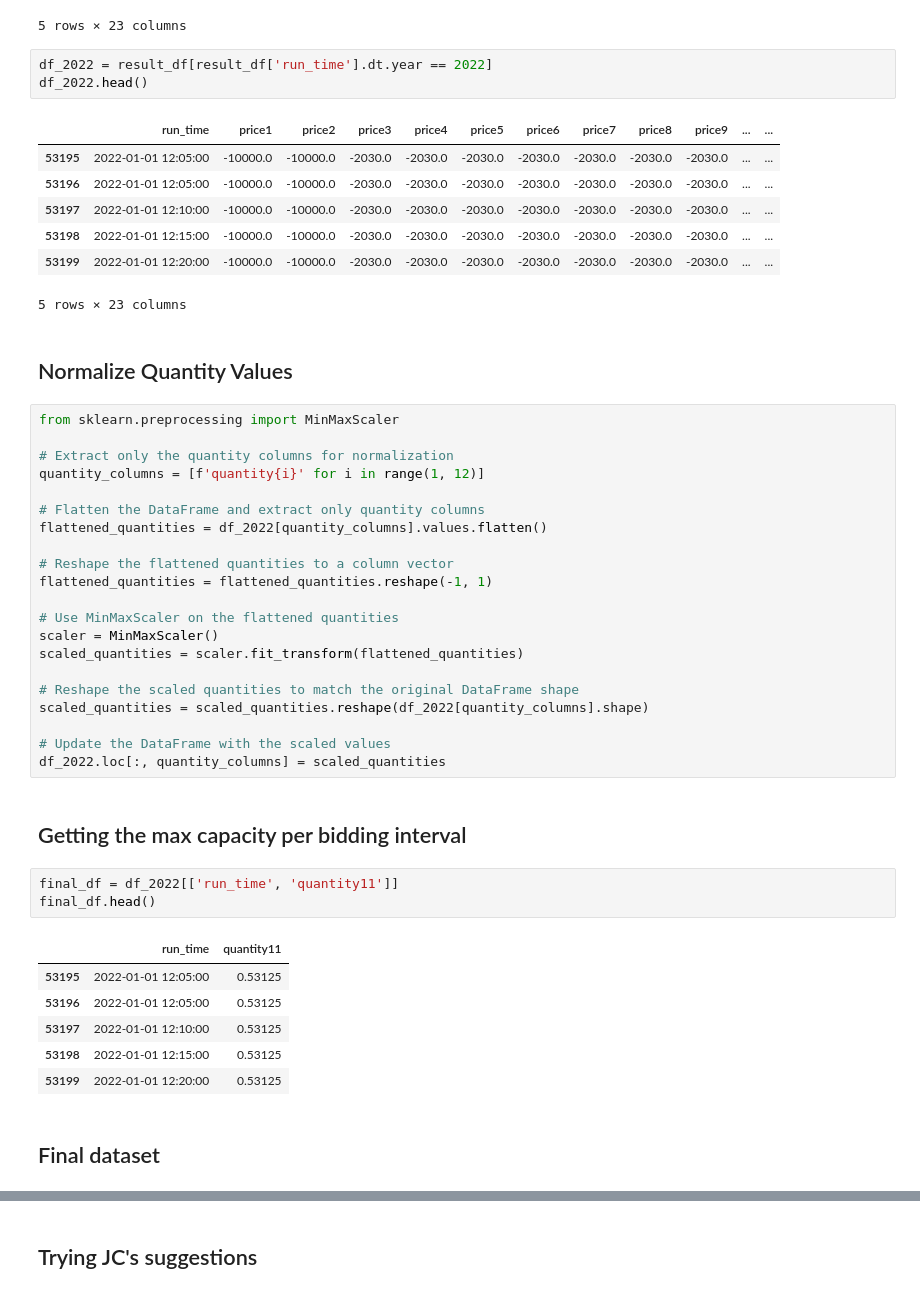
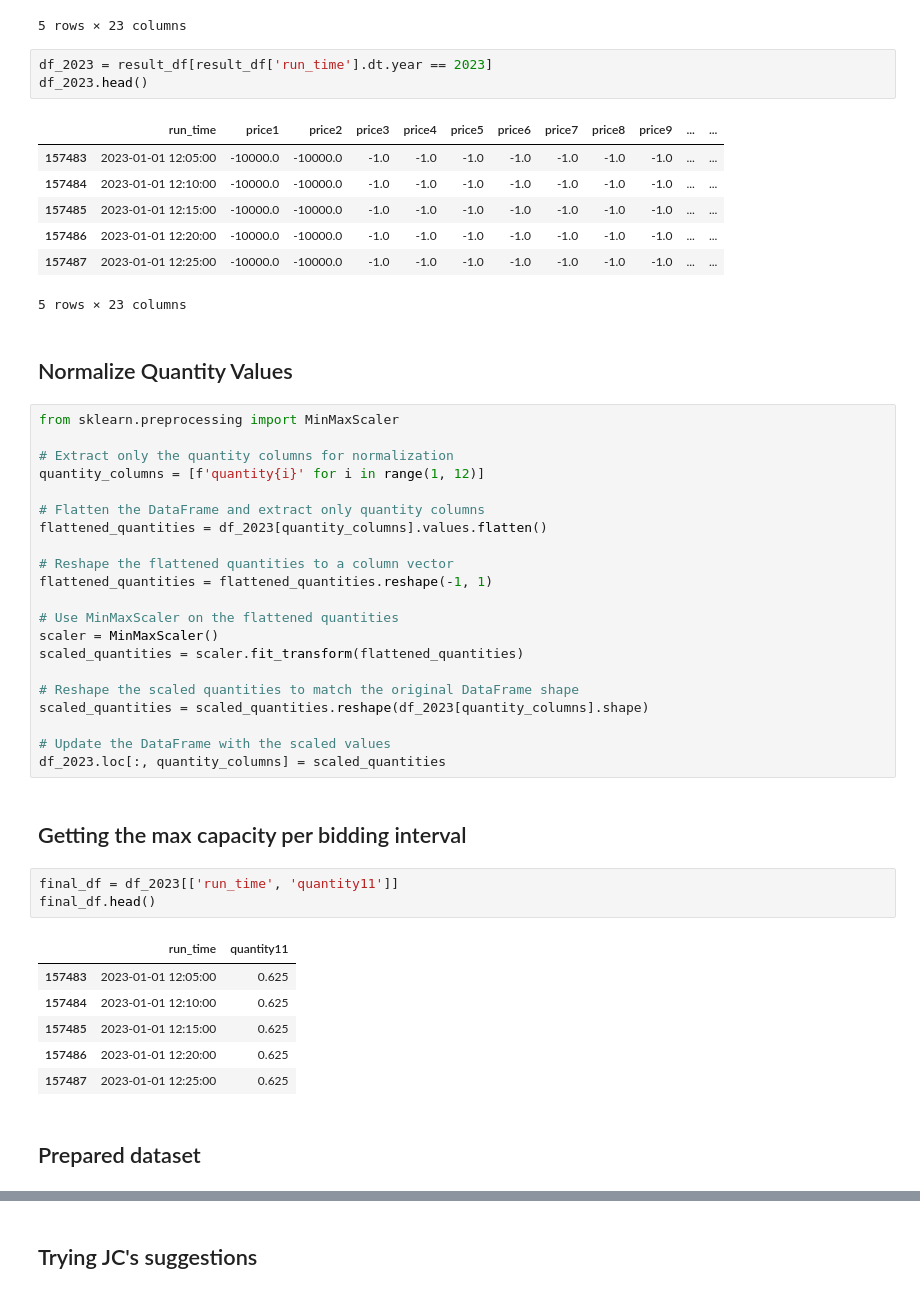
Before and after one commit to gbrosell/maroon-archers, a Jupyter notebook: Forecasting_Bernard.ipynb, the cells around one changed output, grey strips where cells are left out. Drawn from its saved outputs; the diff is of its cells as text.

```diff
--- a/Forecasting_Bernard.ipynb
+++ b/Forecasting_Bernard.ipynb
@@ -125,15 +131,15 @@ See the caveats in the documentation: https://pandas.pydata.org/pandas-docs/stab
 | 4 | 2021-06-26 12:20:00 | -10000.0 | -10000.0 | -1030.0 | -1030.0 | -1030.0 | -1030.0 | -1030.0 | -1030.0 | -1030.0 | ... | ... |
 5 rows × 23 columns
 # %%
-df_2022 = result_df[result_df['run_time'].dt.year == 2022]
-df_2022.head()
+df_2023 = result_df[result_df['run_time'].dt.year == 2023]
+df_2023.head()
 # %% [output]
 |  | run_time | price1 | price2 | price3 | price4 | price5 | price6 | price7 | price8 | price9 | ... | ... |
-| 53195 | 2022-01-01 12:05:00 | -10000.0 | -10000.0 | -2030.0 | -2030.0 | -2030.0 | -2030.0 | -2030.0 | -2030.0 | -2030.0 | ... | ... |
-| 53196 | 2022-01-01 12:05:00 | -10000.0 | -10000.0 | -2030.0 | -2030.0 | -2030.0 | -2030.0 | -2030.0 | -2030.0 | -2030.0 | ... | ... |
-| 53197 | 2022-01-01 12:10:00 | -10000.0 | -10000.0 | -2030.0 | -2030.0 | -2030.0 | -2030.0 | -2030.0 | -2030.0 | -2030.0 | ... | ... |
-| 53198 | 2022-01-01 12:15:00 | -10000.0 | -10000.0 | -2030.0 | -2030.0 | -2030.0 | -2030.0 | -2030.0 | -2030.0 | -2030.0 | ... | ... |
-| 53199 | 2022-01-01 12:20:00 | -10000.0 | -10000.0 | -2030.0 | -2030.0 | -2030.0 | -2030.0 | -2030.0 | -2030.0 | -2030.0 | ... | ... |
+| 157483 | 2023-01-01 12:05:00 | -10000.0 | -10000.0 | -1.0 | -1.0 | -1.0 | -1.0 | -1.0 | -1.0 | -1.0 | ... | ... |
+| 157484 | 2023-01-01 12:10:00 | -10000.0 | -10000.0 | -1.0 | -1.0 | -1.0 | -1.0 | -1.0 | -1.0 | -1.0 | ... | ... |
+| 157485 | 2023-01-01 12:15:00 | -10000.0 | -10000.0 | -1.0 | -1.0 | -1.0 | -1.0 | -1.0 | -1.0 | -1.0 | ... | ... |
+| 157486 | 2023-01-01 12:20:00 | -10000.0 | -10000.0 | -1.0 | -1.0 | -1.0 | -1.0 | -1.0 | -1.0 | -1.0 | ... | ... |
+| 157487 | 2023-01-01 12:25:00 | -10000.0 | -10000.0 | -1.0 | -1.0 | -1.0 | -1.0 | -1.0 | -1.0 | -1.0 | ... | ... |
 5 rows × 23 columns
 # %% [markdown]
 ## Normalize Quantity Values
@@ -144,7 +150,7 @@ from sklearn.preprocessing import MinMaxScaler
 quantity_columns = [f'quantity{i}' for i in range(1, 12)]
 
 # Flatten the DataFrame and extract only quantity columns
-flattened_quantities = df_2022[quantity_columns].values.flatten()
+flattened_quantities = df_2023[quantity_columns].values.flatten()
 
 # Reshape the flattened quantities to a column vector
 flattened_quantities = flattened_quantities.reshape(-1, 1)
@@ -154,24 +160,24 @@ scaler = MinMaxScaler()
 scaled_quantities = scaler.fit_transform(flattened_quantities)
 
 # Reshape the scaled quantities to match the original DataFrame shape
-scaled_quantities = scaled_quantities.reshape(df_2022[quantity_columns].shape)
+scaled_quantities = scaled_quantities.reshape(df_2023[quantity_columns].shape)
 
 # Update the DataFrame with the scaled values
-df_2022.loc[:, quantity_columns] = scaled_quantities
+df_2023.loc[:, quantity_columns] = scaled_quantities
 # %% [markdown]
 ## Getting the max capacity per bidding interval
 # %%
-final_df = df_2022[['run_time', 'quantity11']]
+final_df = df_2023[['run_time', 'quantity11']]
 final_df.head()
 # %% [output]
 |  | run_time | quantity11 |
-| 53195 | 2022-01-01 12:05:00 | 0.53125 |
-| 53196 | 2022-01-01 12:05:00 | 0.53125 |
-| 53197 | 2022-01-01 12:10:00 | 0.53125 |
-| 53198 | 2022-01-01 12:15:00 | 0.53125 |
-| 53199 | 2022-01-01 12:20:00 | 0.53125 |
+| 157483 | 2023-01-01 12:05:00 | 0.625 |
+| 157484 | 2023-01-01 12:10:00 | 0.625 |
+| 157485 | 2023-01-01 12:15:00 | 0.625 |
+| 157486 | 2023-01-01 12:20:00 | 0.625 |
+| 157487 | 2023-01-01 12:25:00 | 0.625 |
 # %% [markdown]
-## Final dataset
+## Prepared dataset
 # %%
 final_df = final_df.rename(columns={'quantity11':'max_quantity'})
 # final_df.index = pd.MultiIndex.from_arrays([final_df.index.date, final_df.index.time], names=['date', 'time'])
```
Also changed, not shown: parts of 50 cells of this notebook.
